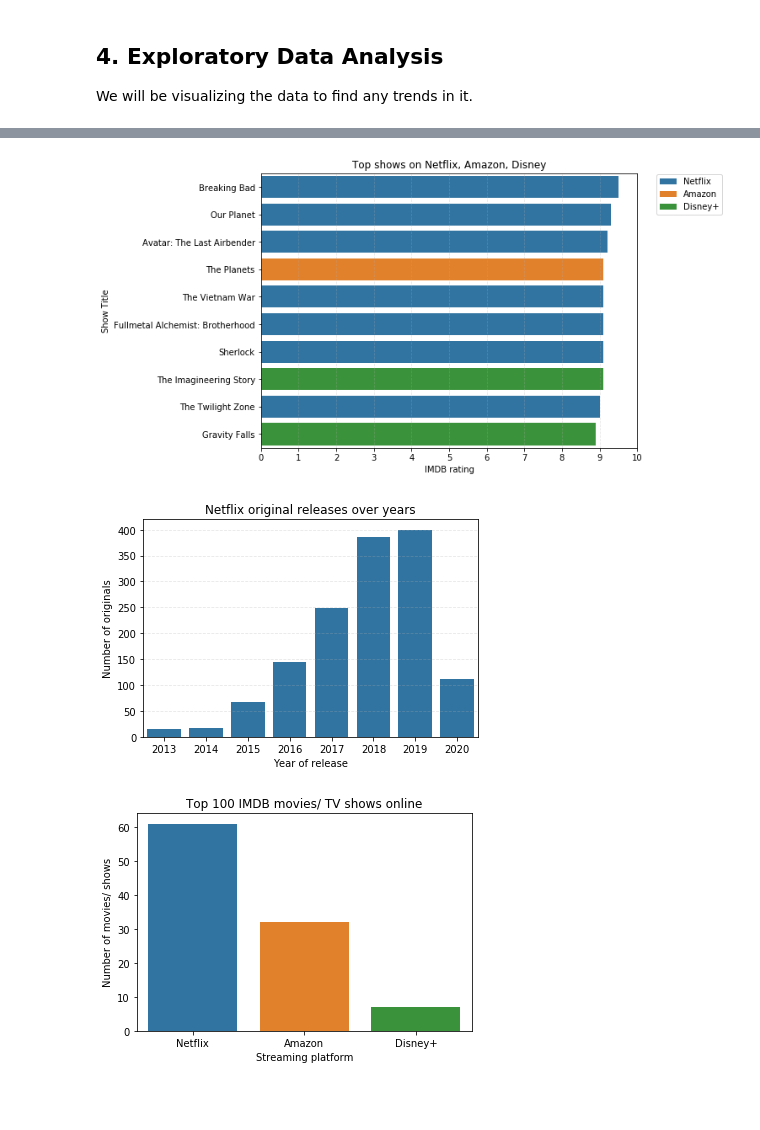
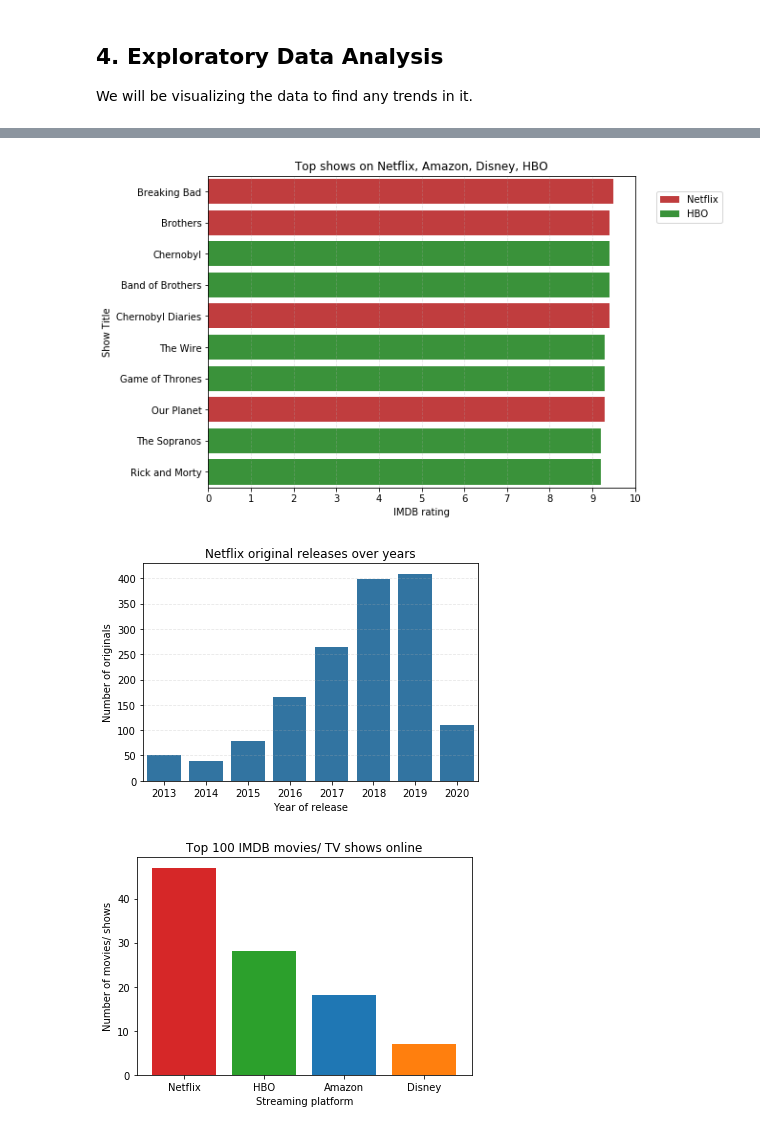
Before and after one commit to srinivasayer4/Netflix-and-Prime-Video-Comparison, a Jupyter notebook: Online Streaming Analysis.ipynb, the cells around one changed output, grey strips where cells are left out. Cells and saved outputs as stored; diff of their text form; code cells hidden in the pictures; blank space fills up the shorter version.

Commit message:
added HBO max data

```diff
--- a/Online Streaming Analysis.ipynb
+++ b/Online Streaming Analysis.ipynb
@@ -616,0 +709,3 @@ array(['18+', '13+', '7+', '16+', nan, 'all'], dtype=object)
+# %%
+df_hbo2= df.query('streaming=="HBO"')
+df_hbo2.rename(columns={'title':'title_x', 'streaming':'streaming_x'}, inplace= True)
@@ -616,0 +722,4 @@ array(['18+', '13+', '7+', '16+', nan, 'all'], dtype=object)
+# %%
+# merging the HBo content to the merged dataframe
+df_merge= pd.concat([df_merge, df_hbo2], sort= False )
+df_merge.shape
@@ -616,0 +740,5 @@ array(['18+', '13+', '7+', '16+', nan, 'all'], dtype=object)
+# %%
+# Number of duplicates
+df_merge.duplicated(subset=['title_x','type','streaming_x', 'streaming_y']).sum()
+
+df_merge.drop_duplicates(subset=['title_x','type', 'streaming_x', 'streaming_y'], inplace= True)
@@ -621,2 +750,0 @@ df_merge.to_csv(r'C:\Users\srini\Projects\Online Streaming\df_merge.csv', index=
-# %%
-df_merge.drop_duplicates(subset=['title_x','streaming_x'], inplace= True )
@@ -771,39 +889,41 @@ plt.show()
 # %%
 # Top online shows based on IMDB rating
-imdb_top =df_merge.sort_values(by='imdb',ascending= False).query('rotten_tomato>=0').iloc[:10,:6]
+imdb_top =df_merge.sort_values(by=['imdb'],ascending= False).query('rotten_tomato>=0').head(10)
+color_dic= {'Netflix':'tab:red','Amazon':'tab:blue', 'Disney':'tab:orange', 'HBO':'tab:green'}
 
 plt.figure(figsize=(8,6))
 
-sns.barplot(x= 'imdb' , y= 'title_x',data= imdb_top, hue= 'streaming_x', dodge= False )
+#plt.barh(width= imdb_top.imdb , y= imdb_top.title_x , color=imdb_top.streaming_x.apply(lambda x: color_dic[x]), )
+sns.barplot(x=imdb_top.imdb,y= imdb_top.title_x, hue=imdb_top.streaming_x, dodge= False, palette=['tab:red', 'tab:green'])
 plt.grid(linestyle='--', alpha=0.3, axis='x')
 plt.xticks(range(11))
 plt.xlabel('IMDB rating')
 plt.ylabel('Show Title')
-plt.title('Top shows on Netflix, Amazon, Disney')
-plt.legend(loc= (1.05,0.85))
+plt.title('Top shows on Netflix, Amazon, Disney, HBO')
+plt.legend(loc=(1.05,0.85))
 plt.show()
 # %% [output]
-[figure, old version]
+[figure, new version]
 # %%
 # Netflix original production over years
 
 series= df_merge.query('original==True and streaming_x=="Netflix" and year>=2013').year.value_counts()
-sns.barplot(x= series.index , y= series, color= 'tab:blue')
+sns.barplot(x= [int(x) for x in series.index] , y= series, color= 'tab:blue')
 plt.grid(linestyle='--', alpha=0.3, axis='y')
 plt.ylabel('Number of originals')
 plt.xlabel('Year of release')
 plt.title('Netflix original releases over years')
 plt.show()
 # %% [output]
-[figure, old version]
+[figure, new version]
 # %%
 # Top 100 IMDB shows/ movies online
 
-series= df_merge.sort_values(by='imdb',ascending= False).query('rotten_tomato>=0').iloc[:100,:6]['streaming_x'].value_counts()
-sns.barplot(x= series.index, y=series)
+series= df_merge.sort_values(by='imdb',ascending= False).query('rotten_tomato>=0').iloc[:100,:]['streaming_x'].value_counts()
+plt.bar(x= series.index, height=series, color = ['tab:red','tab:green','tab:blue','tab:orange'] )
 plt.xlabel('Streaming platform')
 plt.ylabel('Number of movies/ shows')
 plt.title('Top 100 IMDB movies/ TV shows online')
 plt.show()
 # %% [output]
-[figure, old version]
+[figure, new version]
```
Also changed, not shown: parts of 72 cells of this notebook.
